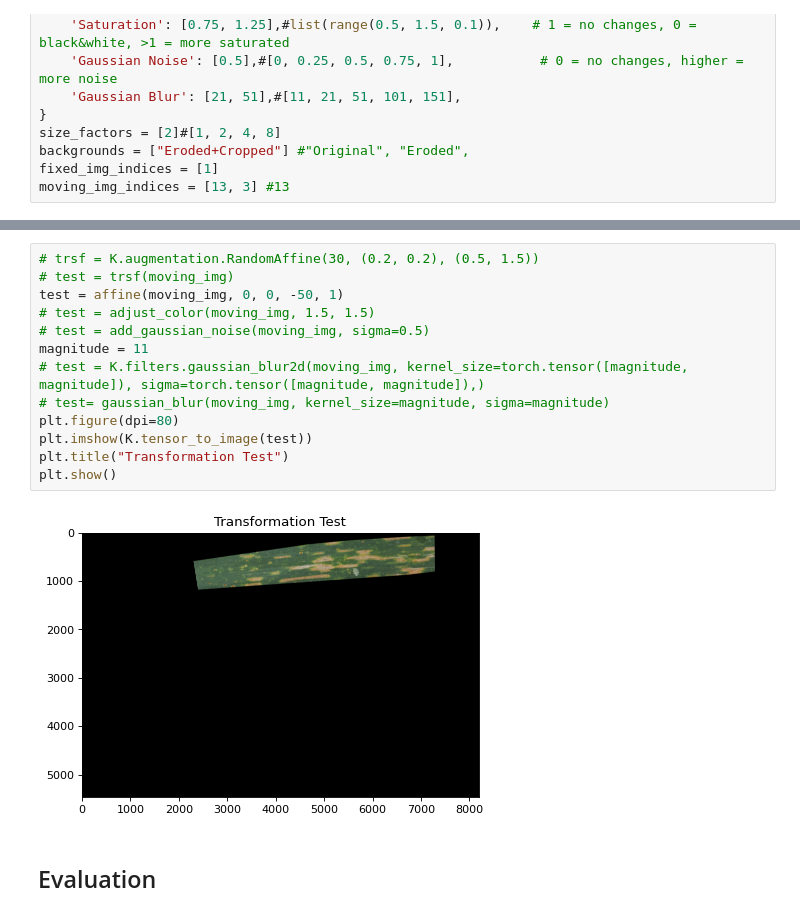
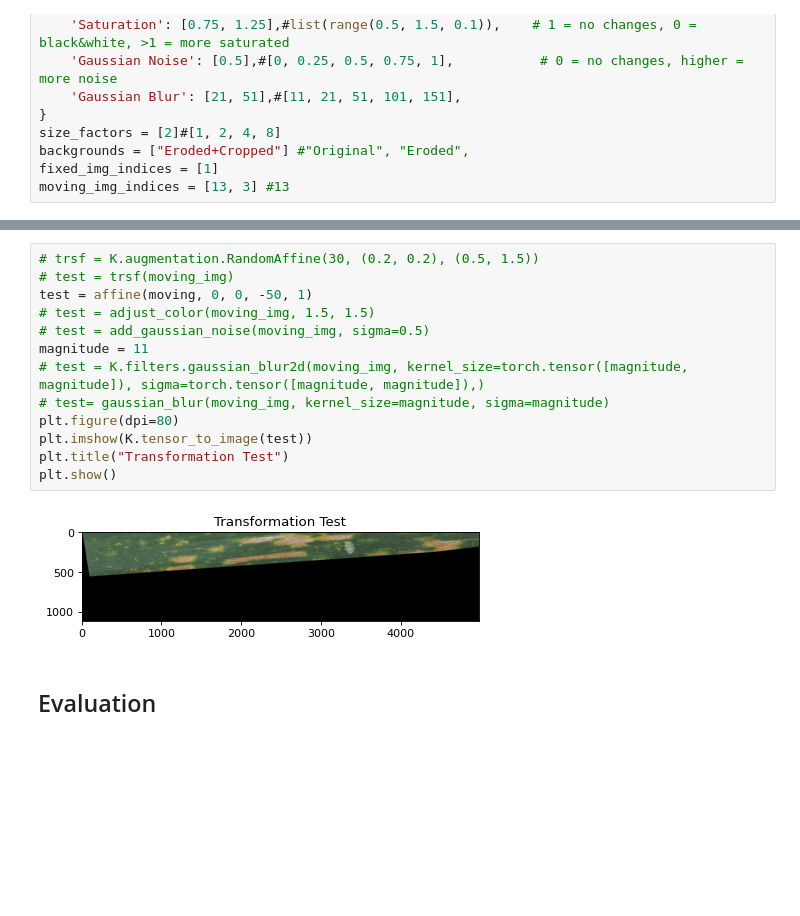
Before and after one commit to eboesch/LeafAlignment, a Jupyter notebook: Robustness.ipynb, the cells around one changed output, grey strips where cells are left out. Saved outputs shown, nothing was run; the diff lists cells and outputs as text; blank space fills up the shorter version.

```diff
--- a/Robustness.ipynb
+++ b/Robustness.ipynb
@@ -120,18 +108,18 @@ plt.show()
 # %%
 # trsf = K.augmentation.RandomAffine(30, (0.2, 0.2), (0.5, 1.5))
 # test = trsf(moving_img)
-test = affine(moving_img, 0, 0, -50, 1)
+test = affine(moving, 0, 0, -50, 1)
 # test = adjust_color(moving_img, 1.5, 1.5)
 # test = add_gaussian_noise(moving_img, sigma=0.5)
 magnitude = 11
 # test = K.filters.gaussian_blur2d(moving_img, kernel_size=torch.tensor([magnitude, magnitude]), sigma=torch.tensor([magnitude, magnitude]),)
 # test= gaussian_blur(moving_img, kernel_size=magnitude, sigma=magnitude)
 plt.figure(dpi=80)
 plt.imshow(K.tensor_to_image(test))
 plt.title("Transformation Test")
 plt.show()
 # %% [output]
-[figure, old version]
+[figure, new version]
 # %% [markdown]
 ## Evaluation
 # %%
```
Also changed, not shown: parts of 6 cells of this notebook, 7 other files.
